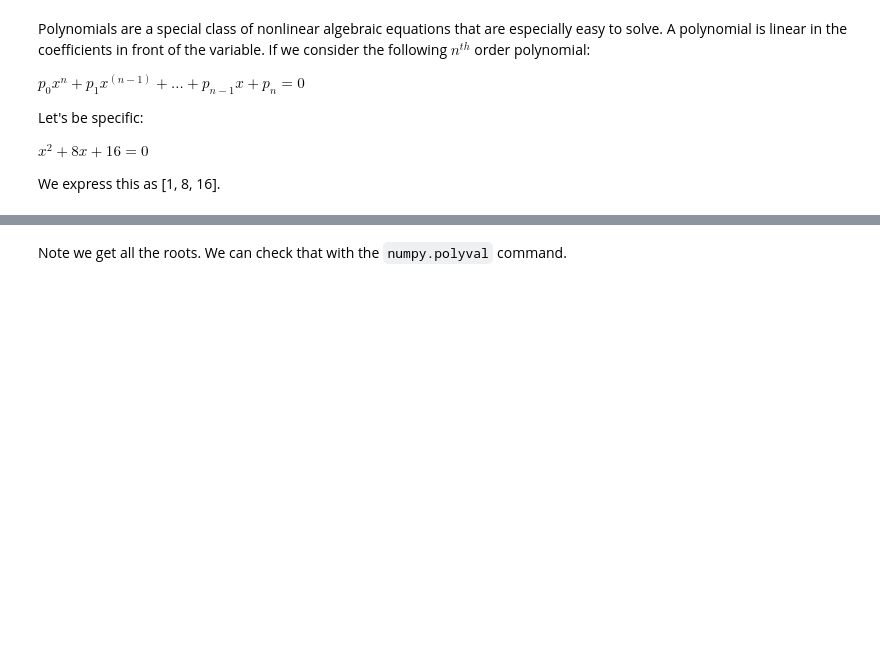
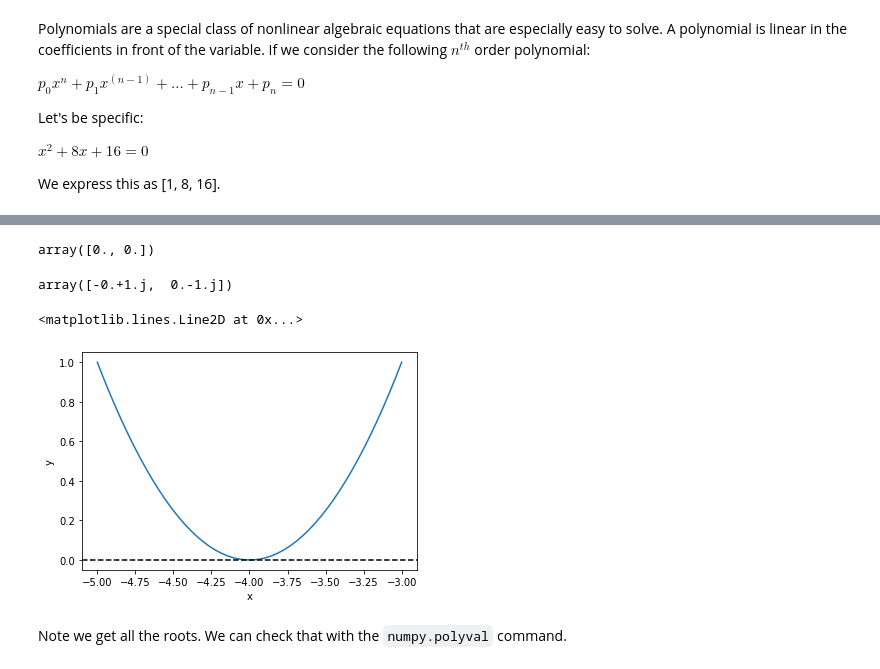
Before and after one commit to Steel-Bank-codespaces/f22-06623, a Jupyter notebook: lectures/08-nla-2/08-nla-2.ipynb, the cells around one changed output, grey strips where cells are left out. Saved outputs shown, nothing was run; the diff lists cells and outputs as text; code cells hidden in the pictures; blank space fills up the shorter version.

```diff
--- a/lectures/08-nla-2/08-nla-2.ipynb
+++ b/lectures/08-nla-2/08-nla-2.ipynb
@@ -29,11 +53,23 @@ r**2 + 8 * r + 16
+# %%
+np.polyval(p, r) # evaluate the polynomial in p at r.
+# %% [output]
+array([0., 0.])
+# %%
+np.roots([1, 0, 1])  # x^2 + 1
+# %% [output]
+array([-0.+1.j,  0.-1.j])
 # %%
 import matplotlib.pyplot as plt
 
 X = np.linspace(-5, -3)
 y = X**2 + 8 * X + 16
 plt.plot(X, y)
 plt.xlabel('x')
-plt.ylabel('y');
+plt.ylabel('y')
+plt.axhline(0, linestyle='--', color='k');
+# %% [output]
+<matplotlib.lines.Line2D at 0x...>
+[figure, added]
 # %% [markdown]
 Note we get all the roots. We can check that with the `numpy.polyval` command.
 # %%
```
Also changed, not shown: parts of 54 cells of this notebook, 1 other file.
